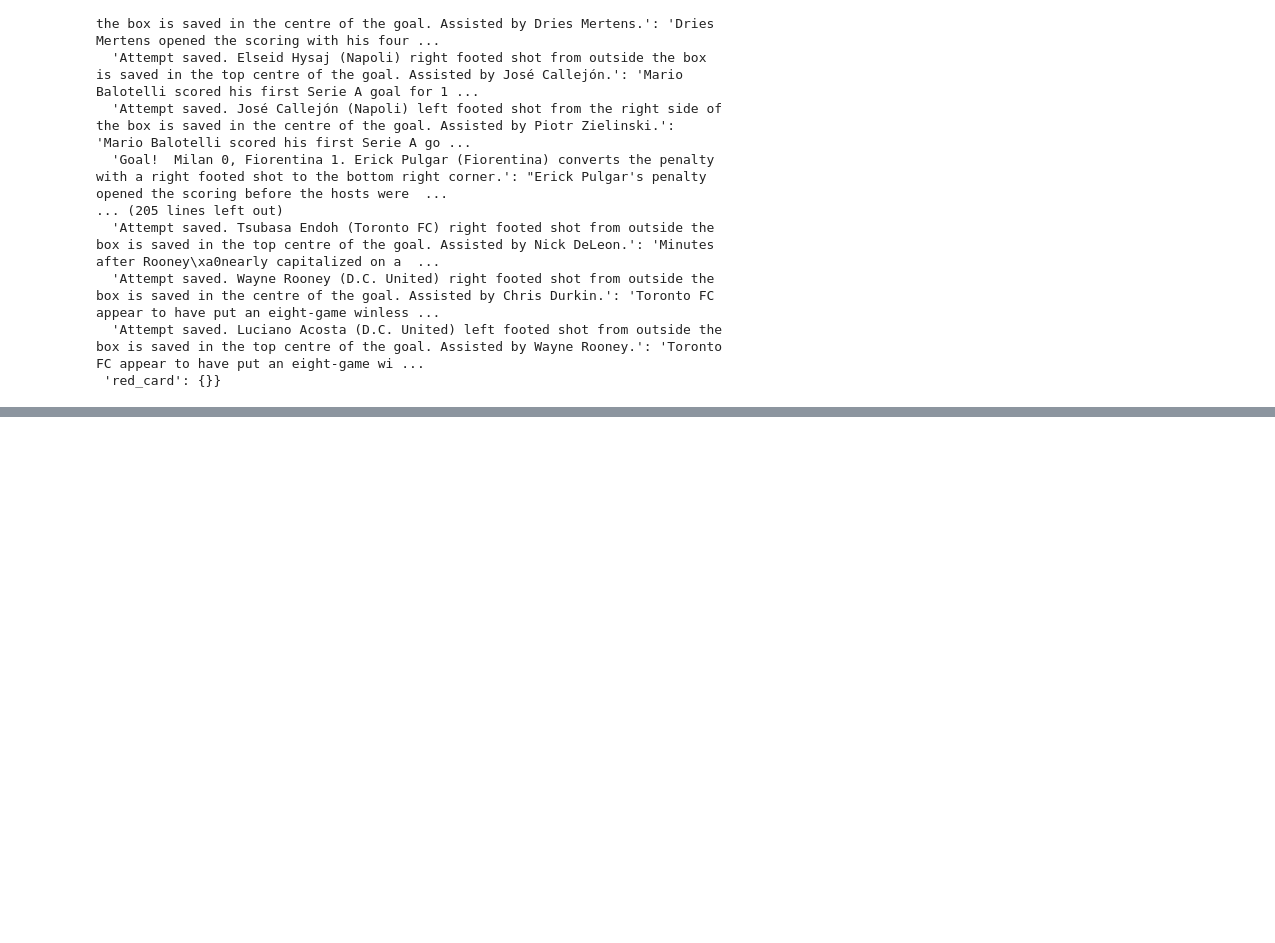
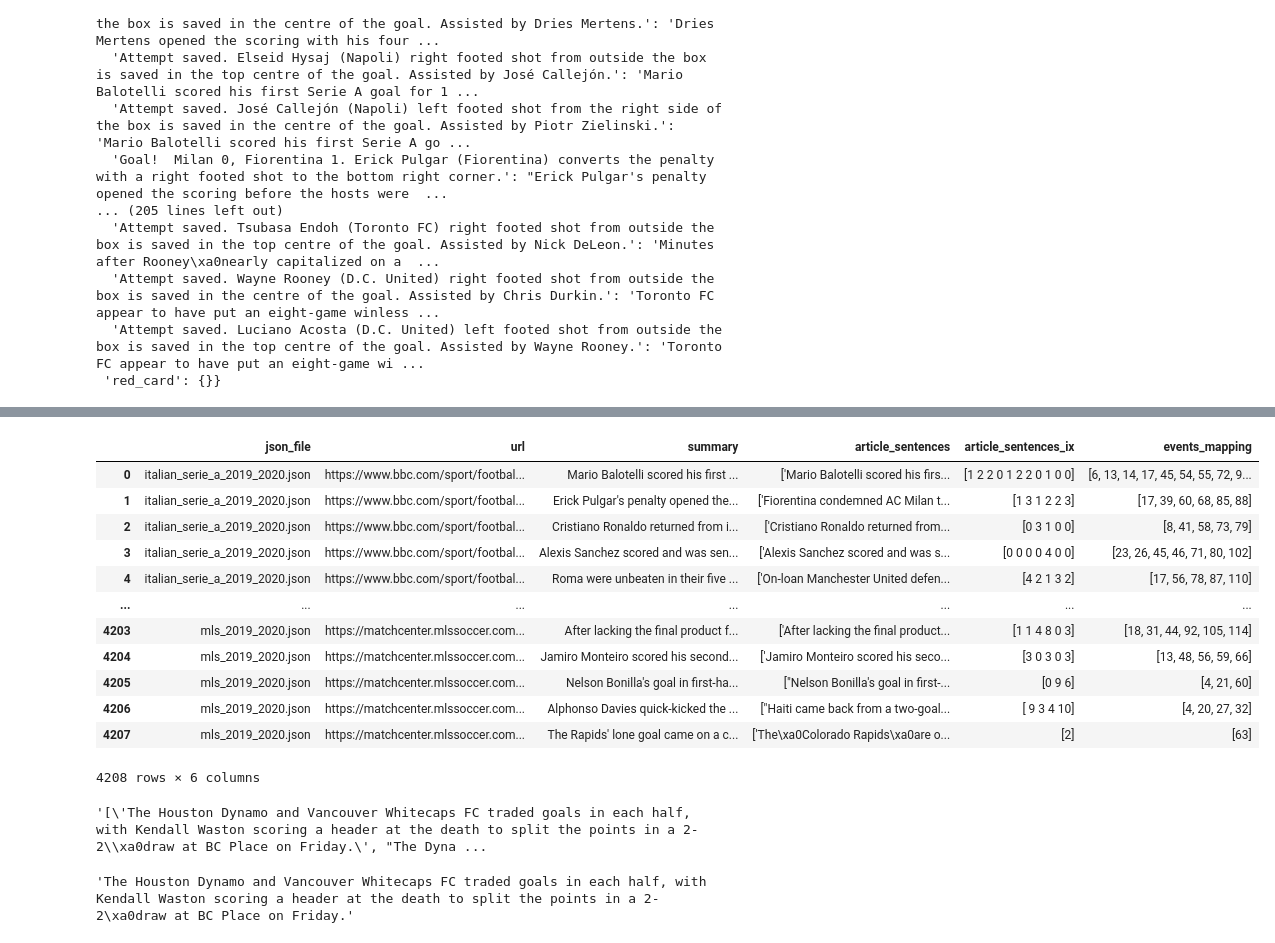
Before and after one commit to gscharly/master_ds_tfm, a Jupyter notebook: analysis/key_events_mapping.ipynb, the cells around one changed output, grey strips where cells are left out. Saved outputs shown, nothing was run; the diff lists cells and outputs as text; code cells hidden in the pictures; blank space fills up the shorter version.

```diff
--- a/analysis/key_events_mapping.ipynb
+++ b/analysis/key_events_mapping.ipynb
@@ -192,4 +142,4 @@ key_events.global_event_sentence_dict
   'Attempt saved. Luciano Acosta (D.C. United) left footed shot from outside the box is saved in the top centre of the goal. Assisted by Wayne Rooney.': 'Toronto FC appear to have put an eight-game wi ...
  'red_card': {}}
 # %%
-pd_df_read = pd.read_csv(summaries_path)
+pd_df_sum = pd.read_csv(summaries_path)
@@ -216,3 +146,27 @@ pd_df_read
+# %%
+pd_df_sum
+# %% [output]
+|  | json_file | url | summary | article_sentences | article_sentences_ix | events_mapping |
+| 0 | italian_serie_a_2019_2020.json | https://www.bbc.com/sport/footbal... | Mario Balotelli scored his first ... | ['Mario Balotelli scored his firs... | [1 2 2 0 1 2 2 0 1 0 0] | [6, 13, 14, 17, 45, 54, 55, 72, 9... |
+| 1 | italian_serie_a_2019_2020.json | https://www.bbc.com/sport/footbal... | Erick Pulgar's penalty opened the... | ['Fiorentina condemned AC Milan t... | [1 3 1 2 2 3] | [17, 39, 60, 68, 85, 88] |
+| 2 | italian_serie_a_2019_2020.json | https://www.bbc.com/sport/footbal... | Cristiano Ronaldo returned from i... | ['Cristiano Ronaldo returned from... | [0 3 1 0 0] | [8, 41, 58, 73, 79] |
+| 3 | italian_serie_a_2019_2020.json | https://www.bbc.com/sport/footbal... | Alexis Sanchez scored and was sen... | ['Alexis Sanchez scored and was s... | [0 0 0 0 4 0 0] | [23, 26, 45, 46, 71, 80, 102] |
+| 4 | italian_serie_a_2019_2020.json | https://www.bbc.com/sport/footbal... | Roma were unbeaten in their five ... | ['On-loan Manchester United defen... | [4 2 1 3 2] | [17, 56, 78, 87, 110] |
+| ... | ... | ... | ... | ... | ... | ... |
+| 4203 | mls_2019_2020.json | https://matchcenter.mlssoccer.com... | After lacking the final product f... | ['After lacking the final product... | [1 1 4 8 0 3] | [18, 31, 44, 92, 105, 114] |
+| 4204 | mls_2019_2020.json | https://matchcenter.mlssoccer.com... | Jamiro Monteiro scored his second... | ['Jamiro Monteiro scored his seco... | [3 0 3 0 3] | [13, 48, 56, 59, 66] |
+| 4205 | mls_2019_2020.json | https://matchcenter.mlssoccer.com... | Nelson Bonilla's goal in first-ha... | ["Nelson Bonilla's goal in first-... | [0 9 6] | [4, 21, 60] |
+| 4206 | mls_2019_2020.json | https://matchcenter.mlssoccer.com... | Alphonso Davies quick-kicked the ... | ["Haiti came back from a two-goal... | [ 9 3 4 10] | [4, 20, 27, 32] |
+| 4207 | mls_2019_2020.json | https://matchcenter.mlssoccer.com... | The Rapids' lone goal came on a c... | ['The\xa0Colorado Rapids\xa0are o... | [2] | [63] |
+4208 rows × 6 columns
+# %%
+pd_df_sum.iloc[200]['article_sentences']
+# %% [output]
+'[\'The Houston Dynamo and Vancouver Whitecaps FC traded goals in each half, with Kendall Waston scoring a header at the death to split the points in a 2-2\\xa0draw at BC Place on Friday.\', "The Dyna ...
+# %%
+pd_df_sum.iloc[200]['summary']
+# %% [output]
+'The Houston Dynamo and Vancouver Whitecaps FC traded goals in each half, with Kendall Waston scoring a header at the death to split the points in a 2-2\xa0draw at BC Place on Friday.'
 # %%
 pd_df_map = pd.read_csv(map_path)
 # %%
```
Also changed, not shown: parts of 9 cells of this notebook, 4 other files.
